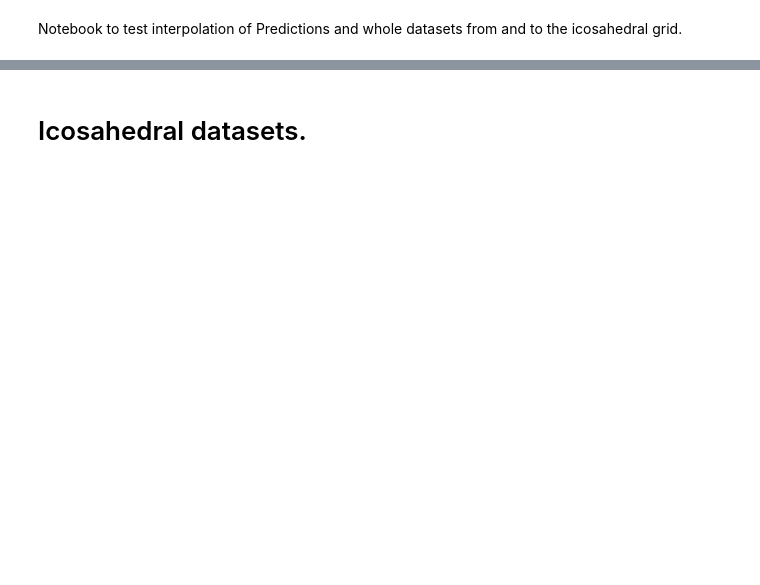
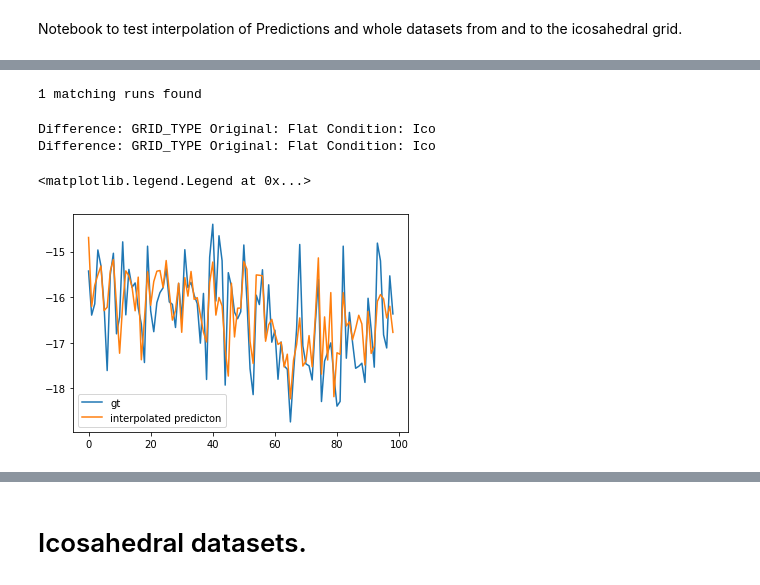
Before and after one commit to jonathanwider/isoEm, a Jupyter notebook: Test_Interpolatepy.ipynb, the cells around one changed output, grey strips where cells are left out. Drawn from its saved outputs; the diff is of its cells as text; code cells hidden in the pictures; blank space fills up the shorter version.

Commit message:
wip interpolating results

```diff
--- a/Test_Interpolatepy.ipynb
+++ b/Test_Interpolatepy.ipynb
@@ -70,0 +48,14 @@ a["DATASET_DESCRIPTION"]
+# %%
+base_folder = "Output/Reproduce_new"
+conditions = {
+    "DATASET_DESCRIPTION": {"RESULTS_INTERPOLATED": True},
+    "MODEL_TRAINING_DESCRIPTION": {"MODEL_TYPE": "UNet_Flat",# {"MODEL_TYPE": "UNet_Flat",
+                                   "USE_COORD_CONV": True,
+                                   "USE_CYLINDRICAL_PADDING": True,
+                                   "LOSS": "Masked_AreaWeightedMSELoss",
+                                   "LEARNING_RATE": 5e-3}
+                                   # "RUN_NR": 0}
+}
+
+# base_folder = "Output/Reproduce_new"
+# output_folder = "Scripts/"
@@ -70,0 +64,4 @@ a["DATASET_DESCRIPTION"]
+# %%
+predictions_list, descriptions_list = load_compatible_available_runs(base_folder, conditions)
+# %% [output]
+1 matching runs found
@@ -70,0 +74,13 @@ a["DATASET_DESCRIPTION"]
+# %%
+ds = find_and_load_dataset(descriptions_list[0]["MODEL_TRAINING_DESCRIPTION"]["DATASET_FOLDER"], \
+                      d_reduced, use_prints=True)
+# %% [output]
+Difference: GRID_TYPE Original: Flat Condition: Ico
+Difference: GRID_TYPE Original: Flat Condition: Ico
+# %%
+plt.plot(gt[:,200], label="gt")
+plt.plot(predictions_list[0][:,200], label="interpolated predicton")
+plt.legend()
+# %% [output]
+<matplotlib.legend.Legend at 0x...>
+[figure, added]
```
Also changed, not shown: parts of 16 cells of this notebook, 3 other files.
